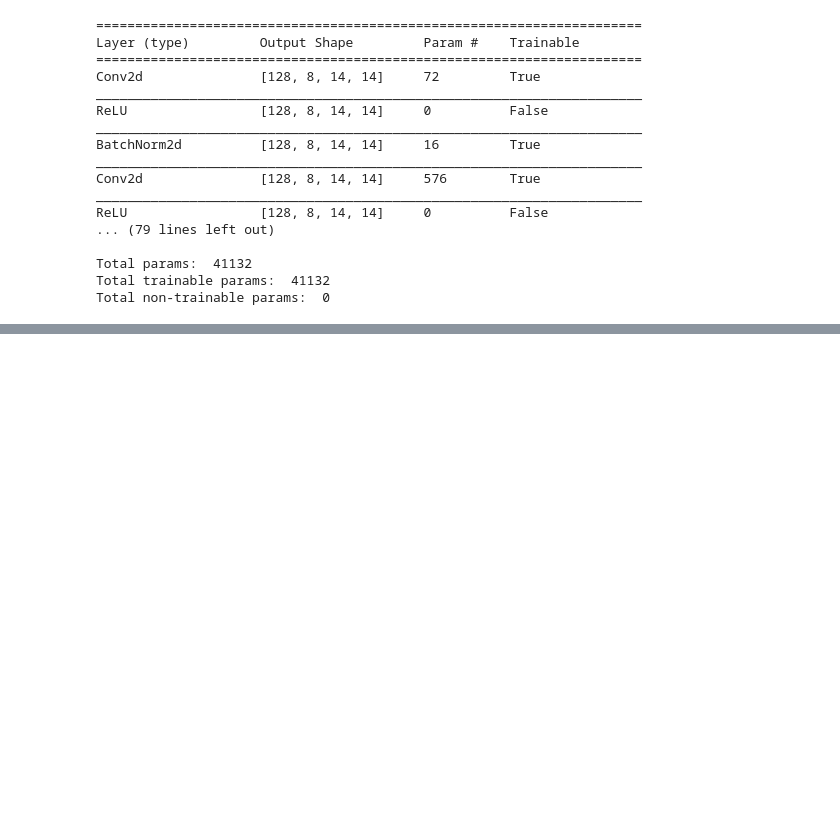
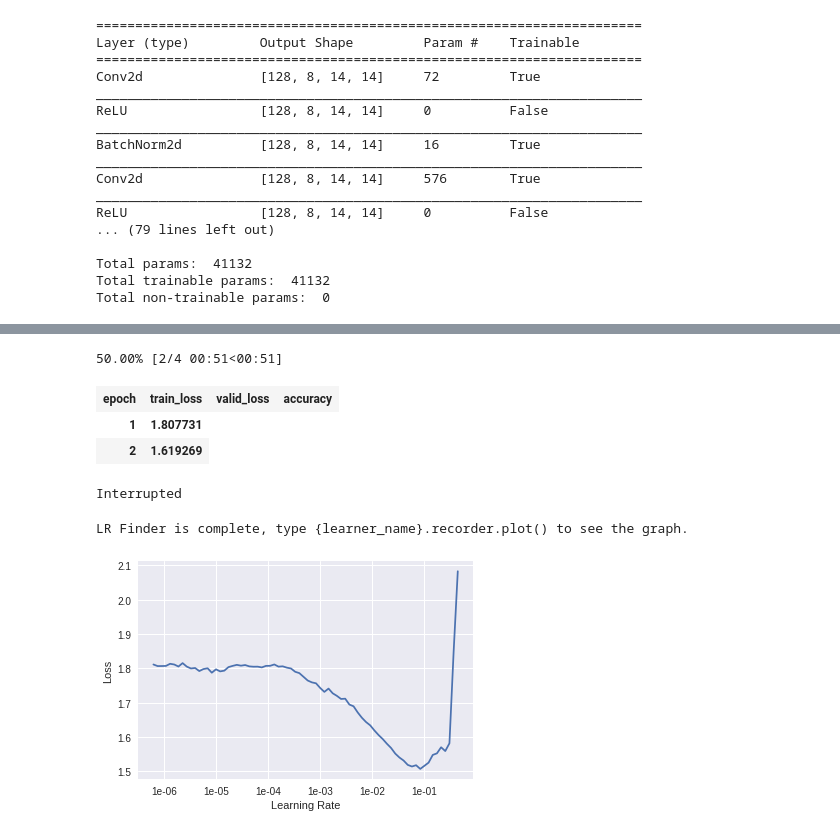
Before and after one commit to tcapelle/python_ines, a Jupyter notebook: Deep_Learning_in_GPU.ipynb, the cells around one changed output, grey strips where cells are left out. Cells and saved outputs as stored; diff of their text form; code cells hidden in the pictures; blank space fills up the shorter version.

```diff
--- a/Deep_Learning_in_GPU.ipynb
+++ b/Deep_Learning_in_GPU.ipynb
@@ -400,0 +477,4 @@ Total non-trainable params:  0
+# %%
+arch = models.resnet18
+# %%
+learn = create_cnn(data, arch, metrics=[accuracy], callback_fns=[ShowGraph])
@@ -400,0 +501,10 @@ Total non-trainable params:  0
+# %%
+learn.lr_find(); learn.recorder.plot()
+# %% [output]
+50.00% [2/4 00:51<00:51]
+| epoch | train_loss | valid_loss | accuracy |
+| 1 | 1.807731 |
+| 2 | 1.619269 |
+Interrupted
+LR Finder is complete, type {learner_name}.recorder.plot() to see the graph.
+[figure, added]
```
Also changed, not shown: parts of 42 cells of this notebook.
